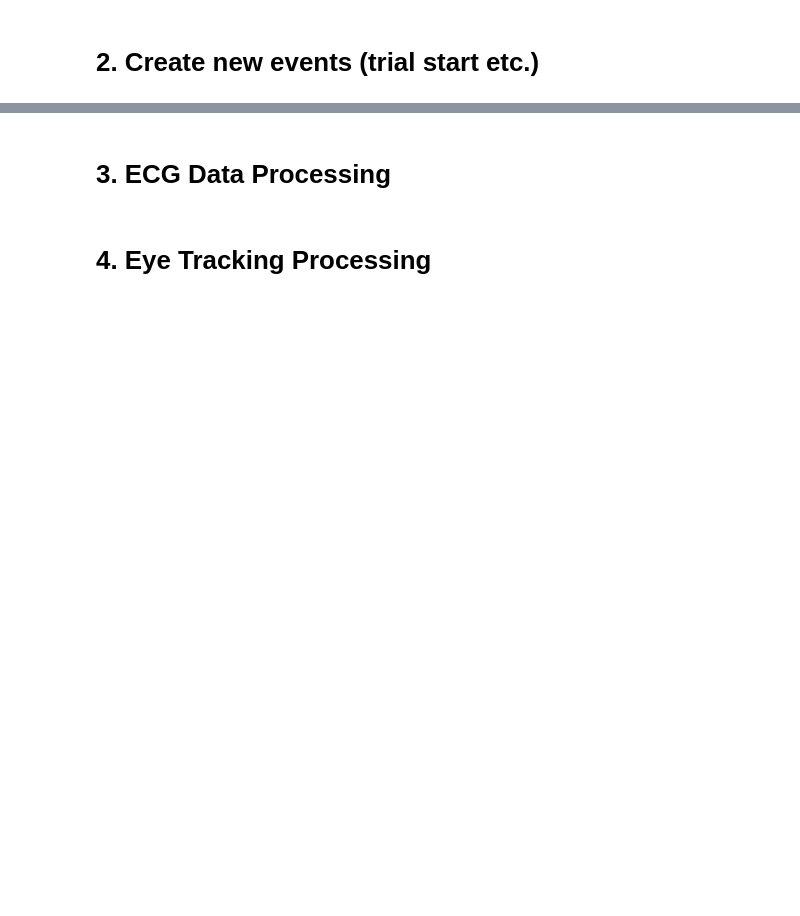
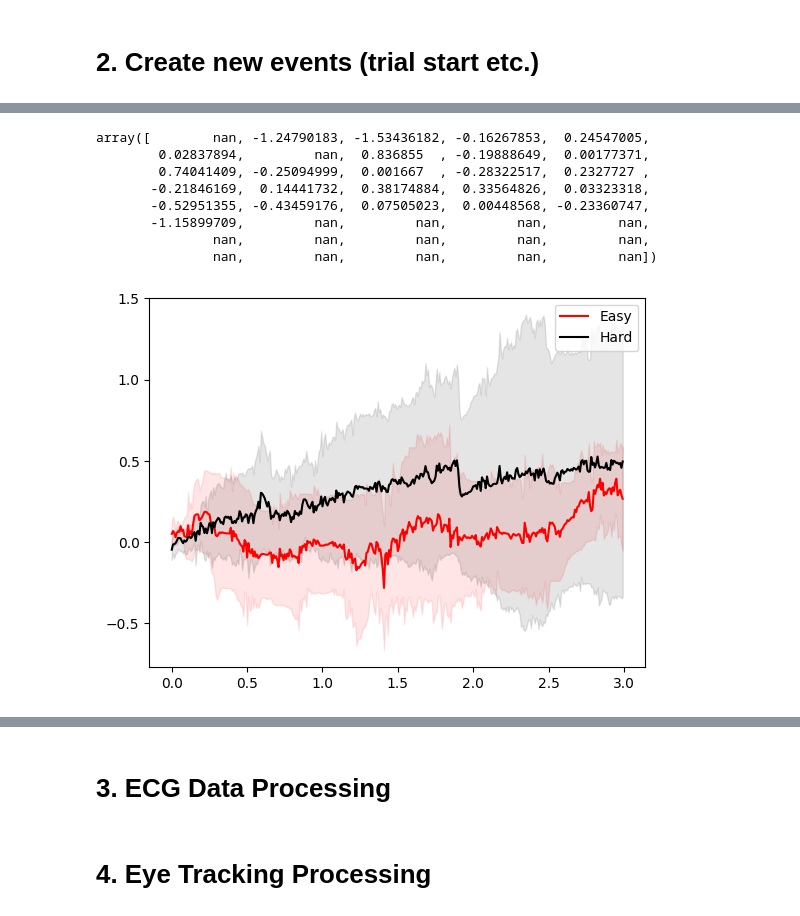
Before and after one commit to schko/mna, a Jupyter notebook: notebooks/process_session.ipynb, the cells around one changed output, grey strips where cells are left out. Drawn from its saved outputs; the diff is of its cells as text; code cells hidden in the pictures; blank space fills up the shorter version.

```diff
--- a/notebooks/process_session.ipynb
+++ b/notebooks/process_session.ipynb
@@ -21,7 +26,8 @@ import pickle
 data_dir = "../data/"
 lsl_dir = "../mna/LSLPresets/"
 onlyfiles = [f for f in listdir(data_dir) if isfile(join(data_dir, f)) and '.pkl' in f]
-input_path = data_dir + onlyfiles[-1] # pick a random file
+input_path = data_dir + onlyfiles[26] # pick a random file, idx 26 and
+
 print(f"input_path {input_path}")
 metadata_jsons = read_all_lslpresets(path_to_jsonfiles=lsl_dir)
 with open(input_path, 'rb') as handle:
@@ -36,7 +42,7 @@ input_path ../data/06_15_2022_10_38_35-Exp_myexperiment-Sbj_02-Ssn_02.dats.pkl
 # %% [markdown]
 # 2. Create new events (trial start etc.)
 # %%
-event_df = event_data_from_data(rns_data)
+event_df = event_data_from_data(rns_data, interrupted_id_sessions=[(13,1), (22,1)])
 event_df['trial_damage'] = event_df.damage.diff().fillna(0)
 event_df['trial_duration'] = event_df.trial_end_time - event_df.trial_start_time
 percent_missing = event_df.notnull().sum() / len(event_df)
@@ -60,0 +173,15 @@ dict_keys(['Unity_MotorInput', 'Unity_HeadTracker', 'Unity_ViveSREyeTracking', '
+# %%
+%matplotlib inline
+
+eye_channel = 'Unity_ViveSREyeTracking'
+pupil_diameter_evoked(eyetracking_df, event_df, rns_data[eye_channel][2]['NominalSamplingRate'], pupil,plot_evoked_pupil=True)
+# %% [output]
+array([        nan, -1.24790183, -1.53436182, -0.16267853,  0.24547005,
+        0.02837894,         nan,  0.836855  , -0.19888649,  0.00177371,
+        0.74041409, -0.25094999,  0.001667  , -0.28322517,  0.2327727 ,
+       -0.21846169,  0.14441732,  0.38174884,  0.33564826,  0.03323318,
+       -0.52951355, -0.43459176,  0.07505023,  0.00448568, -0.23360747,
+       -1.15899709,         nan,         nan,         nan,         nan,
+               nan,         nan,         nan,         nan,         nan,
+               nan,         nan,         nan,         nan,         nan])
+[figure, added]
```
Also changed, not shown: parts of 13 cells of this notebook, 14 other files.
